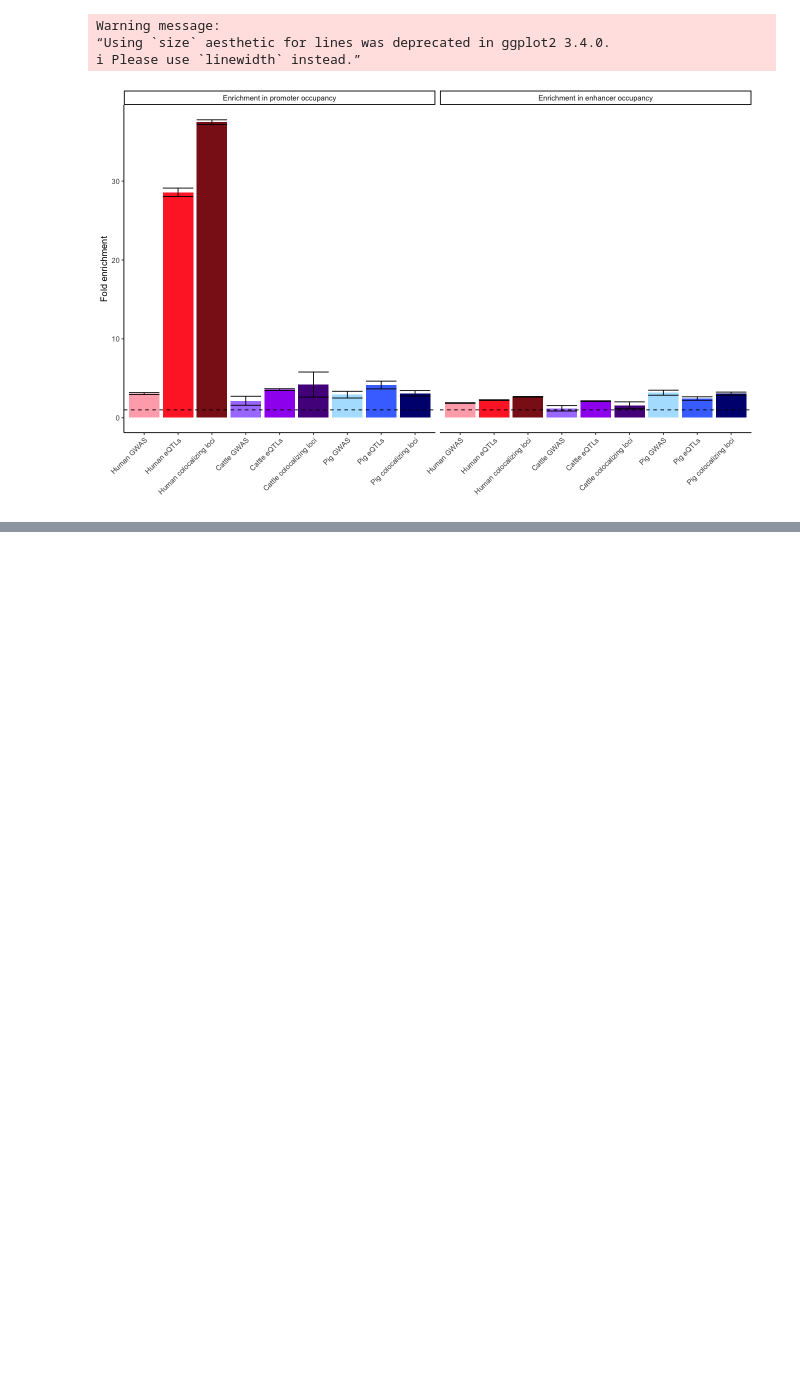
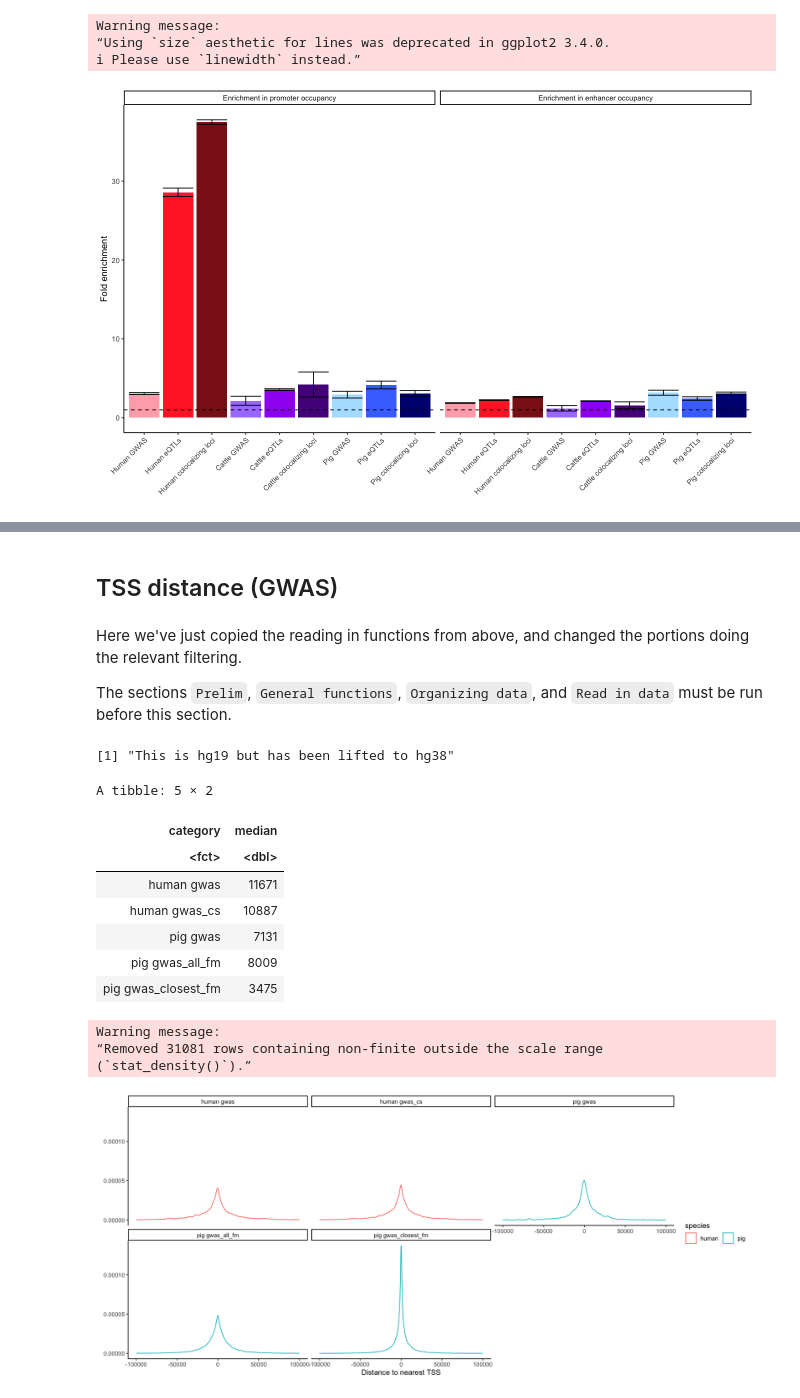
Before and after one commit to NJC12/colocalization_humans_cattle_pigs, a Jupyter notebook: figures_and_tables/figures3and4.ipynb, the cells around one changed output, grey strips where cells are left out. Drawn from its saved outputs; the diff is of its cells as text; code cells hidden in the pictures; blank space fills up the shorter version.

Commit message:
Work on simulations and plots for revisions

```diff
--- a/figures_and_tables/figures3and4.ipynb
+++ b/figures_and_tables/figures3and4.ipynb
@@ -87,6 +105,7 @@ lift_hg38_to_hg19 = function(df) {
 }
 
 add_distance_cmd = function(bed1, bed2, dist_name='dist') {
+    options(scipen = 999)
     write.table(bed1, '~/tmp/bedtools/tmp_bed1.bed', row.names = F, col.names = F, sep = '\t', quote=F)
     write.table(bed2, '~/tmp/bedtools/tmp_bed2.bed', row.names = F, col.names = F, sep = '\t', quote=F)
     system('~/anaconda3/envs/stdpopsim/bin/bedtools sort -i ~/tmp/bedtools/tmp_bed1.bed > ~/tmp/bedtools/tmp_sorted_bed1.bed')
@@ -1410,0 +1433,6 @@ Warning message:
+# %% [markdown]
+## TSS distance (GWAS)
+# %% [markdown]
+Here we've just copied the reading in functions from above, and changed the portions doing the relevant filtering.
+
+The sections `Prelim`, `General functions`, `Organizing data`, and `Read in data` must be run before this section.
@@ -1410,0 +1579,43 @@ Warning message:
+# %%
+hgwas_cs = read_human_fm_gwas_cs(pip=0.1, tss=htss, pro=hpro, enh=henh)
+# %% [output]
+[1] "This is hg19 but has been lifted to hg38"
+# %%
+pgwas_closest = read_pig_fm_gwas_closest('Adipose', pip=0.1, tss=ptss, pro=ppro, enh=penh)
+pgwas_cs = read_pig_fm_gwas_cs('Adipose', pip=0.1, tss=ptss, pro=ppro, enh=penh)
+# %%
+rbind(
+    hgwas %>% mutate(nearest_tss_dist = tss_dist) %>% select(tss_dist, nearest_tss_dist, pro_dist, enh_dist, trait, variant) %>% mutate(snps='gwas', species='human'),
+    hgwas_cs %>% mutate(nearest_tss_dist = tss_dist) %>% select(tss_dist, nearest_tss_dist, pro_dist, enh_dist, trait, variant) %>% mutate(snps='gwas_cs', species='human'),
+    pgwas %>% mutate(nearest_tss_dist = tss_dist) %>% select(tss_dist, nearest_tss_dist, pro_dist, enh_dist, trait, variant) %>% mutate(snps='gwas', species='pig'),
+    pgwas_cs %>% mutate(nearest_tss_dist = tss_dist) %>% select(tss_dist, nearest_tss_dist, pro_dist, enh_dist, trait, variant) %>% mutate(snps='gwas_all_fm', species='pig'),
+    pgwas_closest %>% mutate(nearest_tss_dist = tss_dist) %>% select(tss_dist, nearest_tss_dist, pro_dist, enh_dist, trait, variant) %>% mutate(snps='gwas_closest_fm', species='pig')
+) %>%
+    mutate(category = factor(paste(species, snps))) %>%
+group_by(category) %>%
+summarize(median = median(abs(nearest_tss_dist)))
+
+rbind(
+    hgwas %>% mutate(nearest_tss_dist = tss_dist) %>% select(tss_dist, nearest_tss_dist, pro_dist, enh_dist, trait, variant) %>% mutate(snps='gwas', species='human'),
+    hgwas_cs %>% mutate(nearest_tss_dist = tss_dist) %>% select(tss_dist, nearest_tss_dist, pro_dist, enh_dist, trait, variant) %>% mutate(snps='gwas_cs', species='human'),
+    pgwas %>% mutate(nearest_tss_dist = tss_dist) %>% select(tss_dist, nearest_tss_dist, pro_dist, enh_dist, trait, variant) %>% mutate(snps='gwas', species='pig'),
+    pgwas_cs %>% mutate(nearest_tss_dist = tss_dist) %>% select(tss_dist, nearest_tss_dist, pro_dist, enh_dist, trait, variant) %>% mutate(snps='gwas_all_fm', species='pig'),
+    pgwas_closest %>% mutate(nearest_tss_dist = tss_dist) %>% select(tss_dist, nearest_tss_dist, pro_dist, enh_dist, trait, variant) %>% mutate(snps='gwas_closest_fm', species='pig')
+) %>%
+    mutate(category = factor(paste(species, snps))) %>%
+ggplot(aes(x=nearest_tss_dist, color=species)) + geom_density() + theme_classic() +
+    facet_wrap(~category) + xlim(-1e5, 1e5) + guides(color=guide_legend(ncol=3)) +
+    ylab(element_blank()) + xlab('Distance to nearest TSS')
+# %% [output]
+A tibble: 5 × 2
+| category | median |
+| <fct> | <dbl> |
+| human gwas | 11671 |
+| human gwas_cs | 10887 |
+| pig gwas | 7131 |
+| pig gwas_all_fm | 8009 |
+| pig gwas_closest_fm | 3475 |
+Warning message:
+“Removed 31081 rows containing non-finite outside the scale range
+(`stat_density()`).”
+[figure, added]
```
Also changed, not shown: parts of 32 cells of this notebook, 5 other files.
